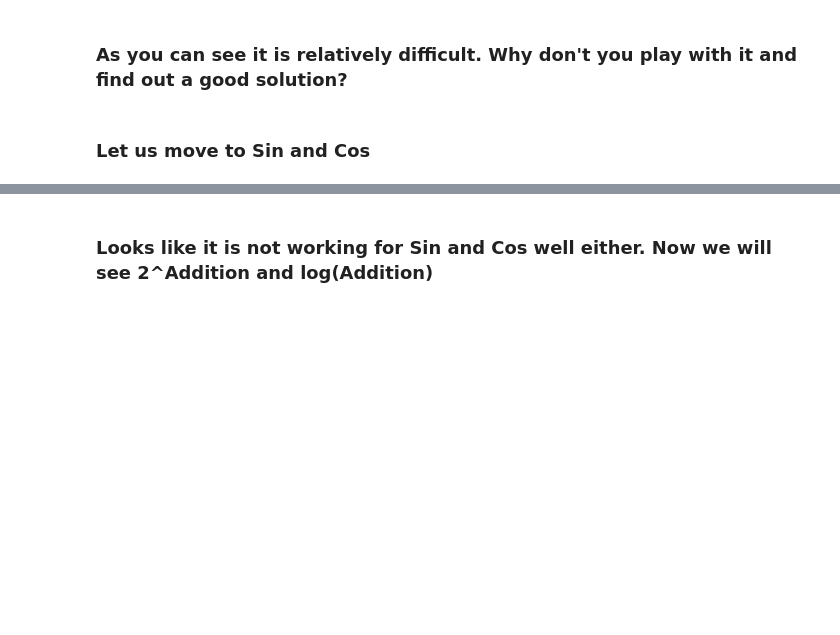
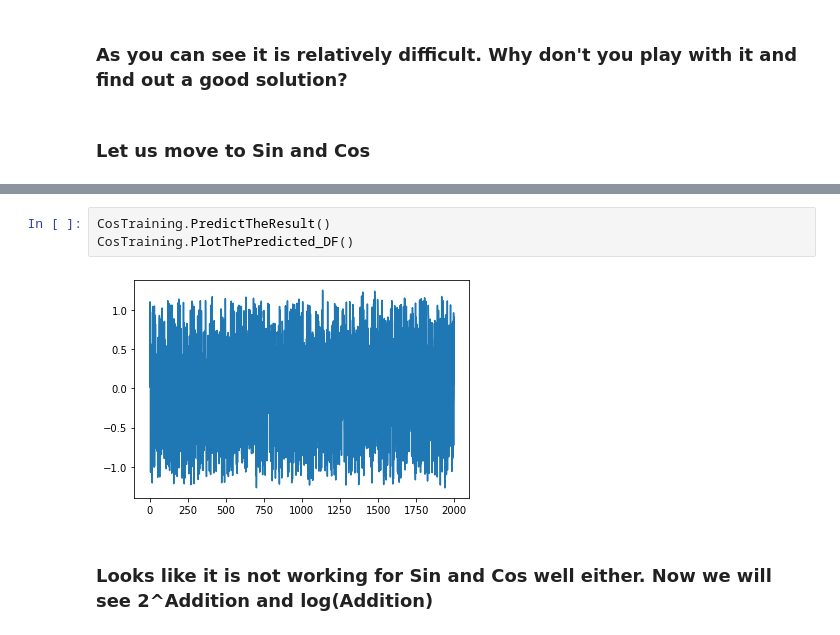
Before and after one commit to amit7urmc/Free-Data-Collections-for-students-beginning-to-learn-ML, a Jupyter notebook: ForTraining_0001.ipynb, the cells around one changed output, grey strips where cells are left out. Cells and saved outputs as stored; diff of their text form; blank space fills up the shorter version.

```diff
--- a/ForTraining_0001.ipynb
+++ b/ForTraining_0001.ipynb
@@ -317,3 +336,8 @@ CosTraining.PredictOneVal(A=0.0,B=0.0)
+# %%
+CosTraining.PredictTheResult()
+CosTraining.PlotThePredicted_DF()
+# %% [output]
+[figure, added]
 # %% [markdown]
 ### Looks like it is not working for Sin and Cos well either. Now we will see 2^Addition and log(Addition)
 # %%
```
Also changed, not shown: parts of 25 cells of this notebook.
